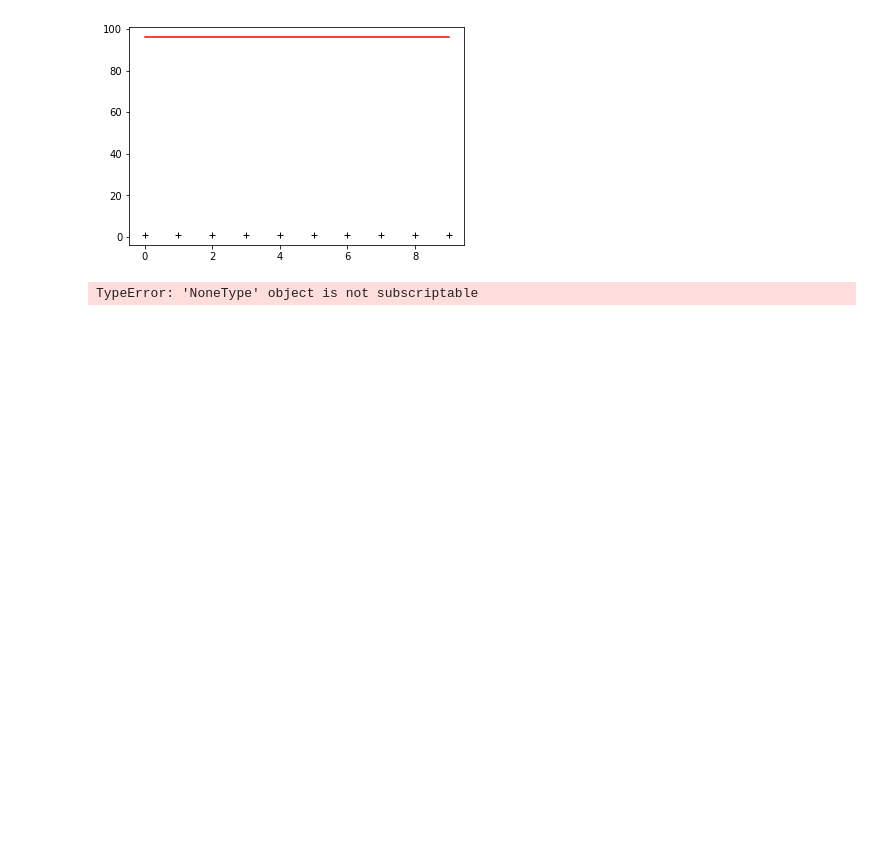
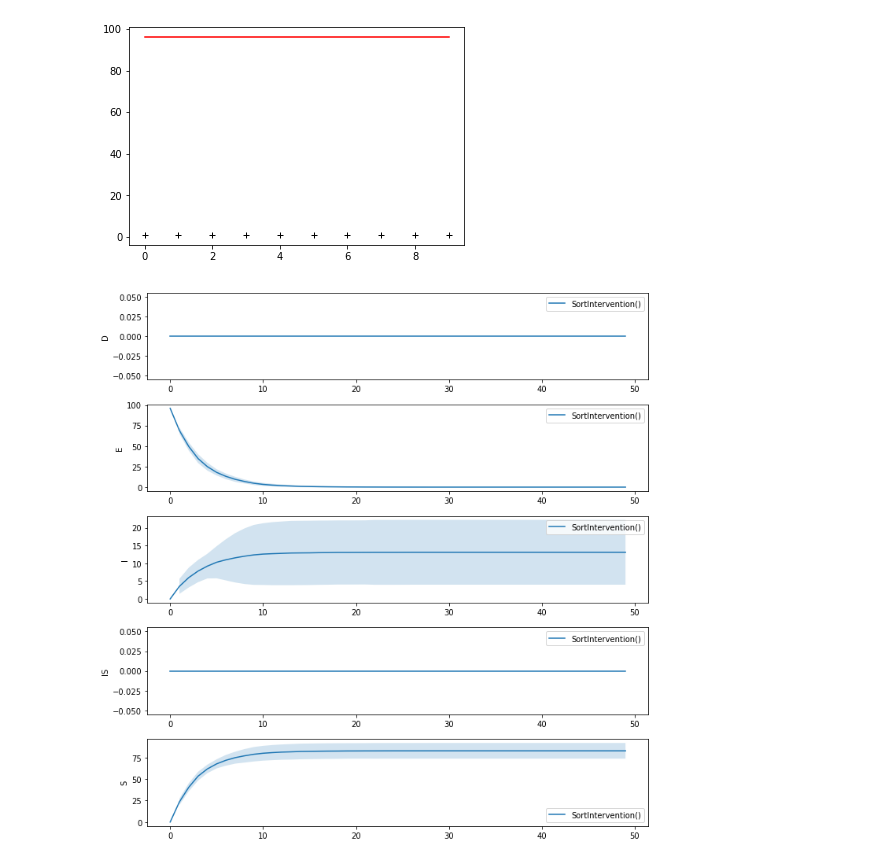
Before and after one commit to clarktemple03/distemper-outbreak, a Jupyter notebook: simulation_test.ipynb, the cells around one changed output. Saved outputs shown, nothing was run; the diff lists cells and outputs as text; code cells hidden in the pictures; blank space fills up the shorter version.

```diff
--- a/simulation_test.ipynb
+++ b/simulation_test.ipynb
@@ -310,7 +315,7 @@ def error_function(optimize_params, time, actual_data):
     diff = simulated_data - actual_data
     return diff
 # %%
-def average_simulation(params,runs=10,simulation_time=np.arange(10)):
+def average_simulation(params,runs=10,simulation_time=np.arange(1,10)):
     """ Script to run simulation with a specific type of intervention multiple times and average the data
 
         Arguments:
@@ -322,6 +327,11 @@ def average_simulation(params,runs=10,simulation_time=np.arange(10)):
     """
 
     for run in range(runs):
+        if run == 0:
+            sim = Simulation(params, spatial_visualization=False, return_on_equillibrium=True, aggregate_visualization=False)
+        else:
+            del(sim)
+            sim = Simulation(params, spatial_visualization=False, return_on_equillibrium=True, aggregate_visualization=False)
         df_tmp = pd.DataFrame(sim.get_disease_state(),index=[0])
         for simul_time in simulation_time:
             sim.update()
@@ -336,27 +346,29 @@ def average_simulation(params,runs=10,simulation_time=np.arange(10)):
 # %%
 # Run simulation multiple times and average results for each type of intervention
 results = {}
-time = np.arange(0,10)
+simulation_time = np.arange(1,50)
+runs = 100
 Interventions = [None] # ['SortIntervention()','RoomLockIntervention()']
+Interventions = ['SortIntervention()']#,'RoomLockIntervention()']
 for intervention in Interventions:
     params['intervention'] = intervention
-    results[intervention] = average_simulation(params,10,time)
+    results[intervention] = average_simulation(params,runs,simulation_time)
-# %% [output]
-TypeError: 'NoneType' object is not subscriptable
 # %%
 Fig, ax = plt.subplots(5,figsize = (10,10))
 for intervention in Interventions:
-    df_means = results[intervention]
+    df_means = results[intervention].mean()
     df_std = results[intervention].std()
     x = np.array(df_means.index)
     for idx,col in enumerate(df_means.columns):
         y = df_means[col]
         y_low = df_means[col] - df_std[col]
         y_high = df_means[col] + df_std[col]
         ax[idx].plot(x,y,label=intervention)
         ax[idx].fill_between(x,y_low,y_high,alpha=0.2)
         ax[idx].set_ylabel(col)
 
 for aa in ax:
     aa.legend()
 Fig.set_tight_layout('tight')
+# %% [output]
+[figure, added]
```
Also changed, not shown: parts of 6 cells of this notebook.
